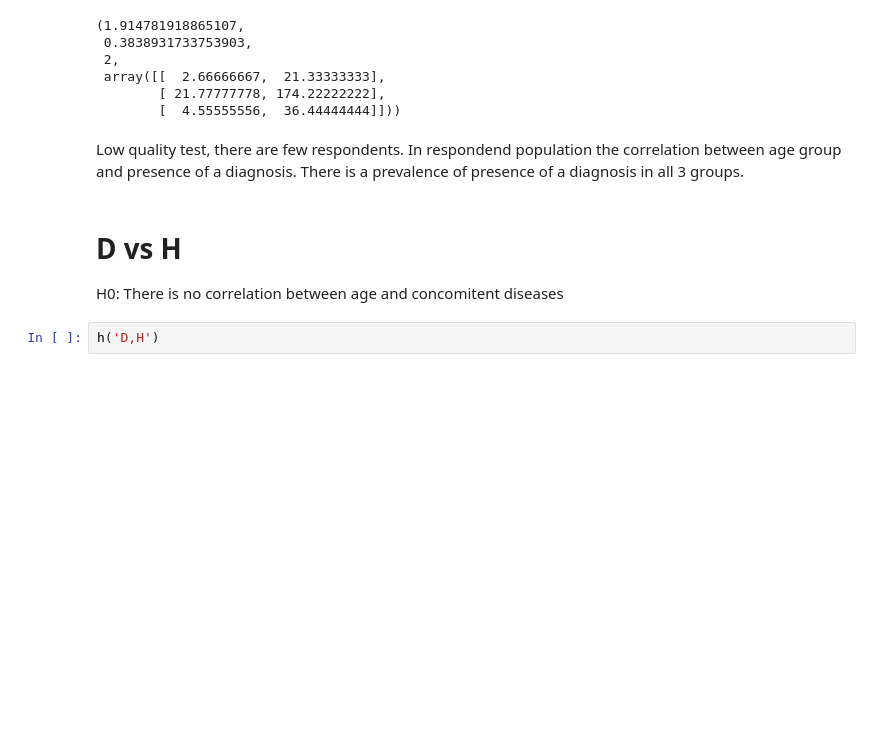
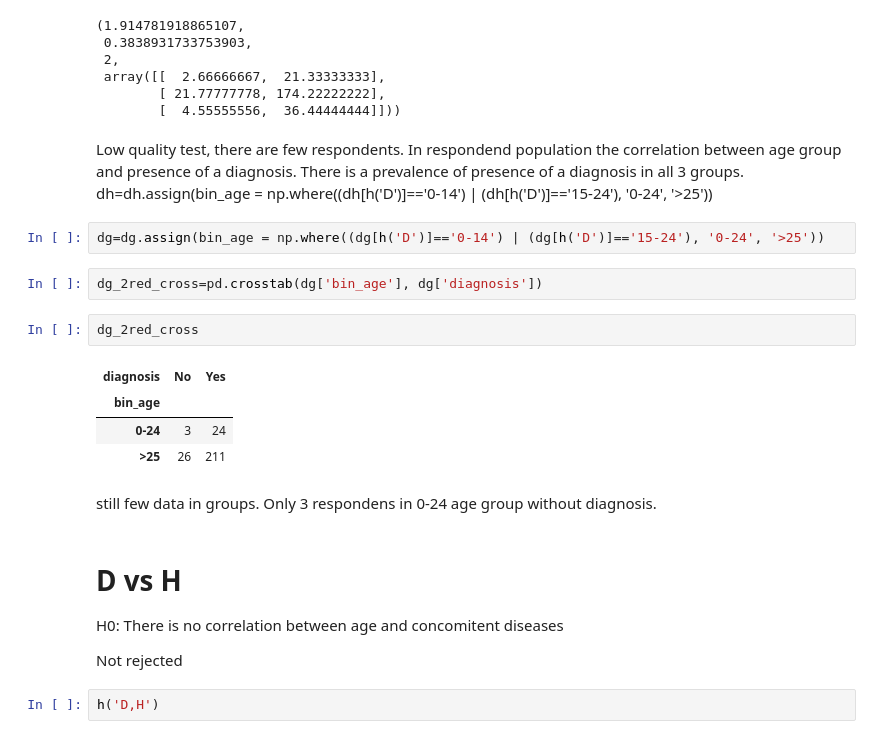
Before and after one commit to Manastirschi/UKR_pain, a Jupyter notebook: stat.ipynb, the cells around one changed output. Cells and saved outputs as stored; diff of their text form; blank space fills up the shorter version.

```diff
--- a/stat.ipynb
+++ b/stat.ipynb
@@ -1373,11 +1385,26 @@ ss.chi2_contingency(dg_red_cross, correction=True)
         [  4.55555556,  36.44444444]]))
 # %% [markdown]
 Low quality test, there are few respondents.
-In respondend population the correlation between age group and presence of a diagnosis. There is a prevalence of presence of a diagnosis in all 3 groups.
+In respondend population the correlation between age group and presence of a diagnosis. There is a prevalence of presence of a diagnosis in all 3 groups. dh=dh.assign(bin_age = np.where((dh[h('D')]=='0-14') | (dh[h('D')]=='15-24'), '0-24', '>25'))
+# %%
+dg=dg.assign(bin_age = np.where((dg[h('D')]=='0-14') | (dg[h('D')]=='15-24'), '0-24', '>25'))
+# %%
+dg_2red_cross=pd.crosstab(dg['bin_age'], dg['diagnosis'])
+# %%
+dg_2red_cross
+# %% [output]
+| diagnosis | No | Yes |
+| bin_age |  |  |
+| 0-24 | 3 | 24 |
+| >25 | 26 | 211 |
+# %% [markdown]
+still few data in groups. Only 3 respondens in 0-24 age group without diagnosis.
 # %% [markdown]
 # D vs H
 
 H0: There is no correlation between age and concomitent diseases
+
+Not rejected
 # %%
 h('D,H')
 # %% [output]
```
Also changed, not shown: parts of 35 cells of this notebook, 2 other files.
